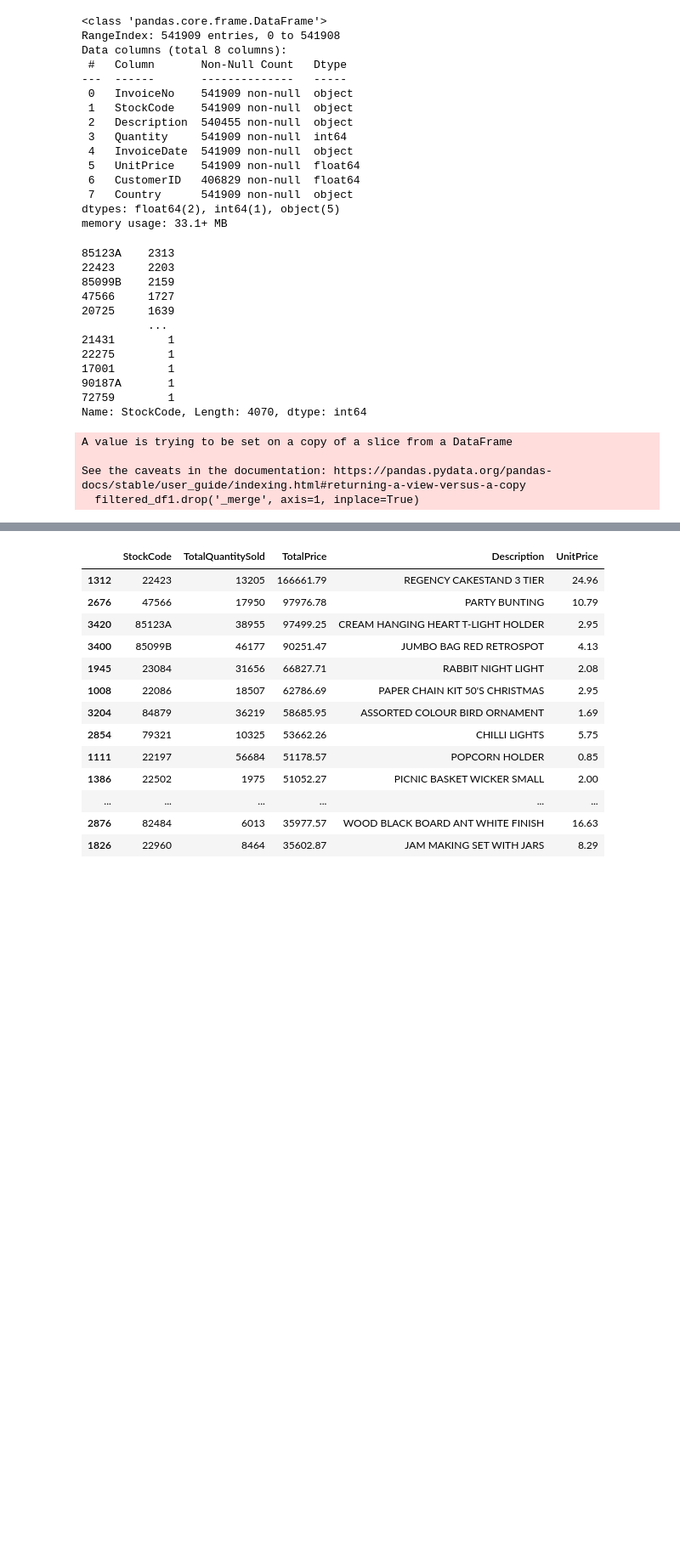
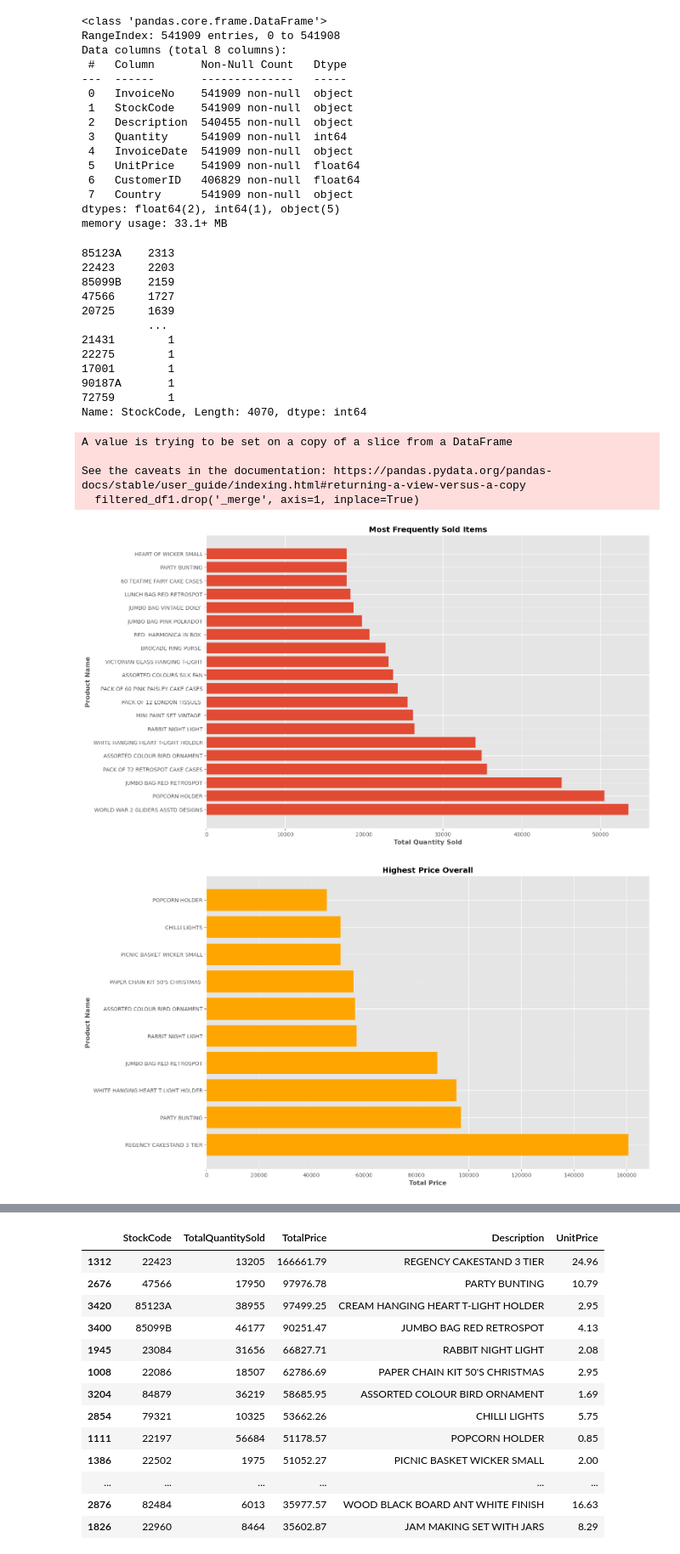
Before and after one commit to gregi12/e-commerce_analysis, a Jupyter notebook: exploratory_analysis.ipynb, the cells around one changed output, grey strips where cells are left out. Shown: that part at 85% size. Saved outputs shown, nothing was run; the diff lists cells and outputs as text; code cells hidden in the pictures; blank space fills up the shorter version.

Commit message:
adding new chart with quantity and total price, also creating new table which contains information about order, customer and time and number of diffrent items bought.

```diff
--- a/exploratory_analysis.ipynb
+++ b/exploratory_analysis.ipynb
@@ -156,31 +157,64 @@ df_M = df_M[df_M['Quantity']>=0]
 filtered_df = create_filtered_orders(df)
 filtered_df = filtered_df.reset_index(drop=True)
 
 cancelled_orders_and_returns = cancelled_orders(filtered_df)
 not_sellable_items = items_which_are_not_sellable()
 filtered_df = remove_cancelled_lost_and_damaged_orders_from_filtered_df()
 
 add_full_items_price_to_df(filtered_df)
 add_full_items_price_to_df(cancelled_orders_and_returns)
 
 # using abs() on full price and Quantity, so I'm being able to match it with orders from filtered_df
 cancelled_orders_and_returns['FullPrice'] = cancelled_orders_and_returns['FullPrice'].apply(lambda x: abs(x))
 cancelled_orders_and_returns['Quantity'] = cancelled_orders_and_returns['Quantity'].apply(lambda x: abs(x))
 
 orders = delete_items_which_were_returned(filtered_df)
 # there was still one small m so I moved it to the right place
 orders[orders['StockCode']=='m']
 df_M.append(orders.iloc[39109])
 #dropping 1 result which is MANUAL and 1 anomaly which is just a noise
-orders = orders[orders['UnitPrice']!=0]
+target_date = pd.to_datetime('2011-12-01')
+orders = orders[(orders['UnitPrice']!=0) & (orders['InvoiceDate']<target_date)]
 
 product_summary = create_dataframe_with_sales_per_item()
 product_summary.sort_values(by=['TotalPrice'],ascending=False,inplace=True)
 most_frequently_sold_items = product_summary.sort_values(by=['TotalQuantitySold'],ascending=False)
 top_20_most_frequently_sold_items = most_frequently_sold_items[:20]
 top_10_total_amount_items = product_summary[:10]
+
+# charts
+
+ #ITEMS
+#top ten quantity
+fig = plt.figure(figsize=(15,10))
+plt.barh(y=top_20_most_frequently_sold_items["Description"],width=top_20_most_frequently_sold_items["TotalQuantitySold"])
+plt.xlabel('Total Quantity Sold',fontweight='bold')
+plt.ylabel('Product Name',fontweight='bold')
+plt.title('Most Frequently Sold Items',fontweight='bold')
+plt.savefig('Most_Freq_Items_Sold.png',bbox_inches='tight')
+
+#top ten total price
+fig = plt.figure(figsize=(15,10))
+plt.barh(y=top_10_total_amount_items["Description"],width=top_10_total_amount_items["TotalPrice"],color=['orange'])
+plt.xlabel('Total Price',fontweight='bold')
+plt.ylabel('Product Name',fontweight='bold')
+plt.title('Highest Price Overall',fontweight='bold')
+plt.savefig('Items_with_highest_total_price.png',bbox_inches='tight')
+
+#top ten quantity with total_sales
+style.use('ggplot')
+barwidth=0.2
+plt.figure(figsize=(18,12))
+plt.bar(xpos, most_frequently_sold_items['TotalQuantitySold'][:10], width=barwidth,color='royalblue',label='TotalQuantity')
+plt.bar(xpos +0.2, most_frequently_sold_items['TotalPrice'][:10],width=barwidth,color='red',label='TotalSales',alpha=0.9)
+plt.xticks(xpos,([name for name in most_frequently_sold_items['Description'][:10]]),rotation=45)
+plt.legend()
+plt.xlabel('Top ten products',fontweight='bold')
+plt.savefig('Quantity_with_total_sales.png',bbox_inches='tight')
 # %% [output]
 A value is trying to be set on a copy of a slice from a DataFrame
 
 See the caveats in the documentation: https://pandas.pydata.org/pandas-docs/stable/user_guide/indexing.html#returning-a-view-versus-a-copy
   filtered_df1.drop('_merge', axis=1, inplace=True)
+[figure, added]
+[figure, added]
```
Also changed, not shown: parts of 52 cells of this notebook, 4 other files.
